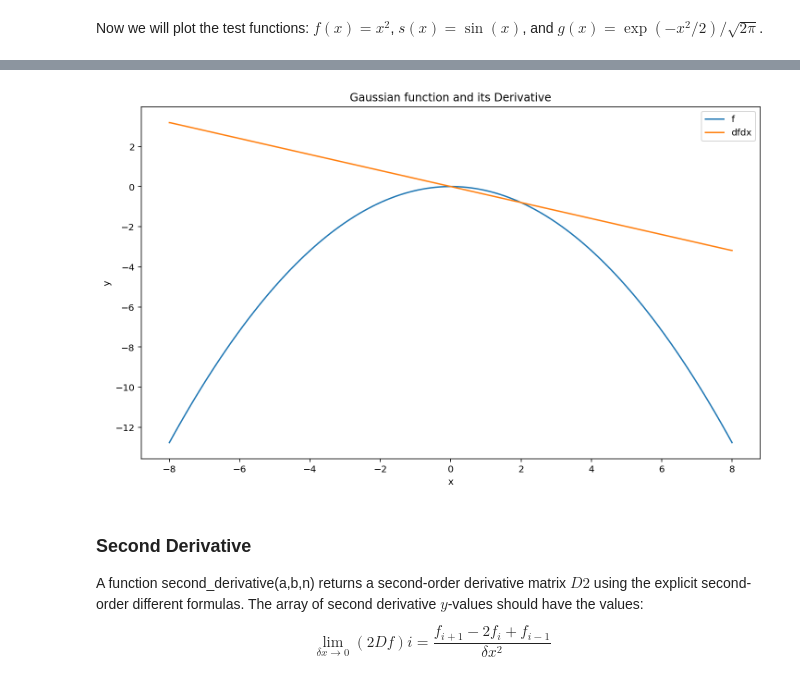
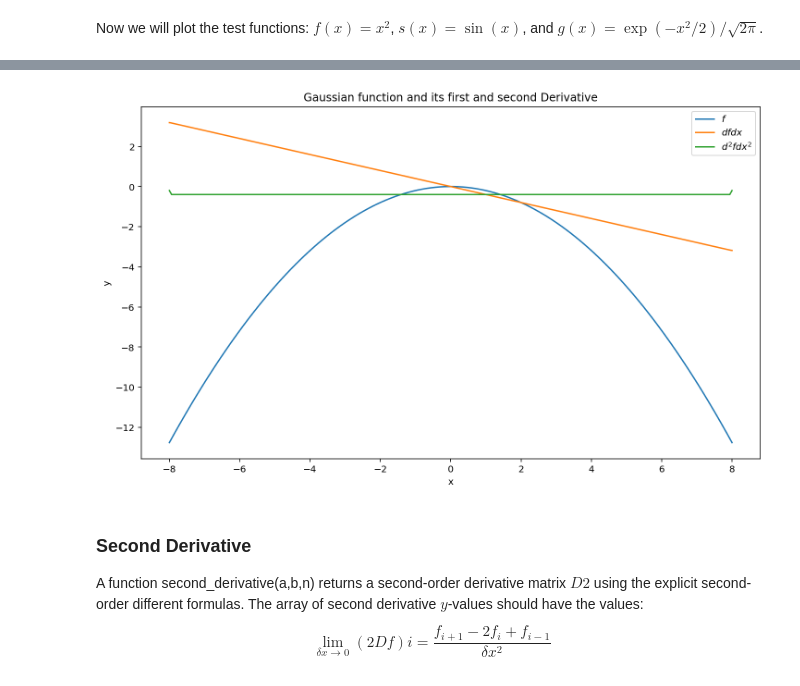
Before and after one commit to chapman-phys220-2017f/cw-06-quinn-and-dain-and-andrew-cw-06, a Jupyter notebook: calculus.ipynb, the cells around one changed output, grey strips where cells are left out. Drawn from its saved outputs; the diff is of its cells as text; code cells hidden in the pictures.

```diff
--- a/calculus.ipynb
+++ b/calculus.ipynb
@@ -72,8 +73,8 @@ ac.plot(ac.derivative(-np.pi,np.pi,500),x,f,title=r'$sin(x)$ and its Derivative'
 # %%
 x,f = ac.gen_gaus_array(-8,8,500)
-ac.plot(ac.derivative(-8,8,500),x,f,title=r'Gaussian function and its Derivative')
+ac.plot(ac.derivative(-8,8,500),ac.second_derivative(-8,8,500),x,f,title=r'Gaussian function and its first and second Derivative')
 # %% [output]
-[figure, old version]
+[figure, new version]
 # %% [markdown]
 ### Second Derivative
 A function second_derivative(a,b,n) returns a second-order derivative matrix $D2$ using the explicit second-order different formulas.
```
Also changed, not shown: parts of 17 cells of this notebook, 2 other files.
